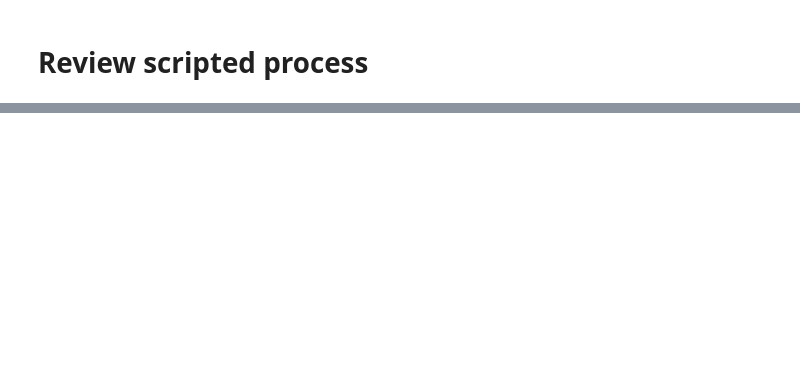
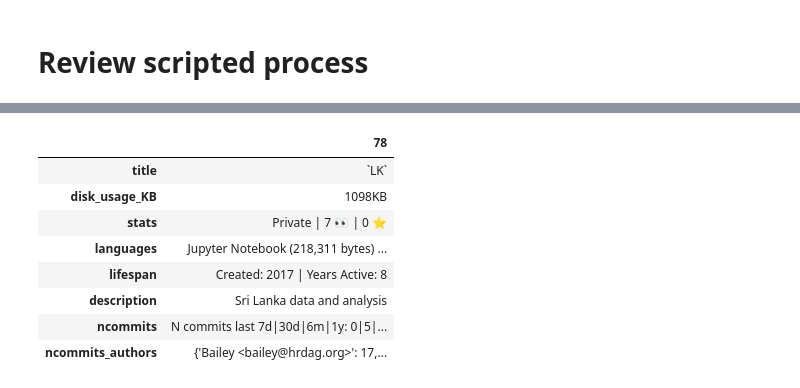
Before and after one commit to baileyb0t/TODO-helper, a Jupyter notebook: review-org-repos/note/explore_task.ipynb, the cells around one changed output, grey strips where cells are left out. Saved outputs shown, nothing was run; the diff lists cells and outputs as text; code cells hidden in the pictures; blank space fills up the shorter version.

```diff
--- a/review-org-repos/note/explore_task.ipynb
+++ b/review-org-repos/note/explore_task.ipynb
@@ -566,3 +656,17 @@ both.sample().T
 | ncommits_last_6m | NaN |
 | ncommits_last_1y | NaN |
 | ncommits_authors | None |
+# %%
+recent[['title', 'disk_usage_KB', 'stats',
+        'languages', 'lifespan', 'description',
+        'ncommits', 'ncommits_authors']].sample().T
+# %% [output]
+|  | 78 |
+| title | `LK` |
+| disk_usage_KB | 1098KB |
+| stats | Private | 7 👀 | 0 ⭐️ |
+| languages | Jupyter Notebook (218,311 bytes) ... |
+| lifespan | Created: 2017 | Years Active: 8 |
+| description | Sri Lanka data and analysis |
+| ncommits | N commits last 7d|30d|6m|1y: 0|5|... |
+| ncommits_authors | {'Bailey <bailey@hrdag.org>': 17,... |
```
Also changed, not shown: parts of 20 cells of this notebook, 3 other files.
